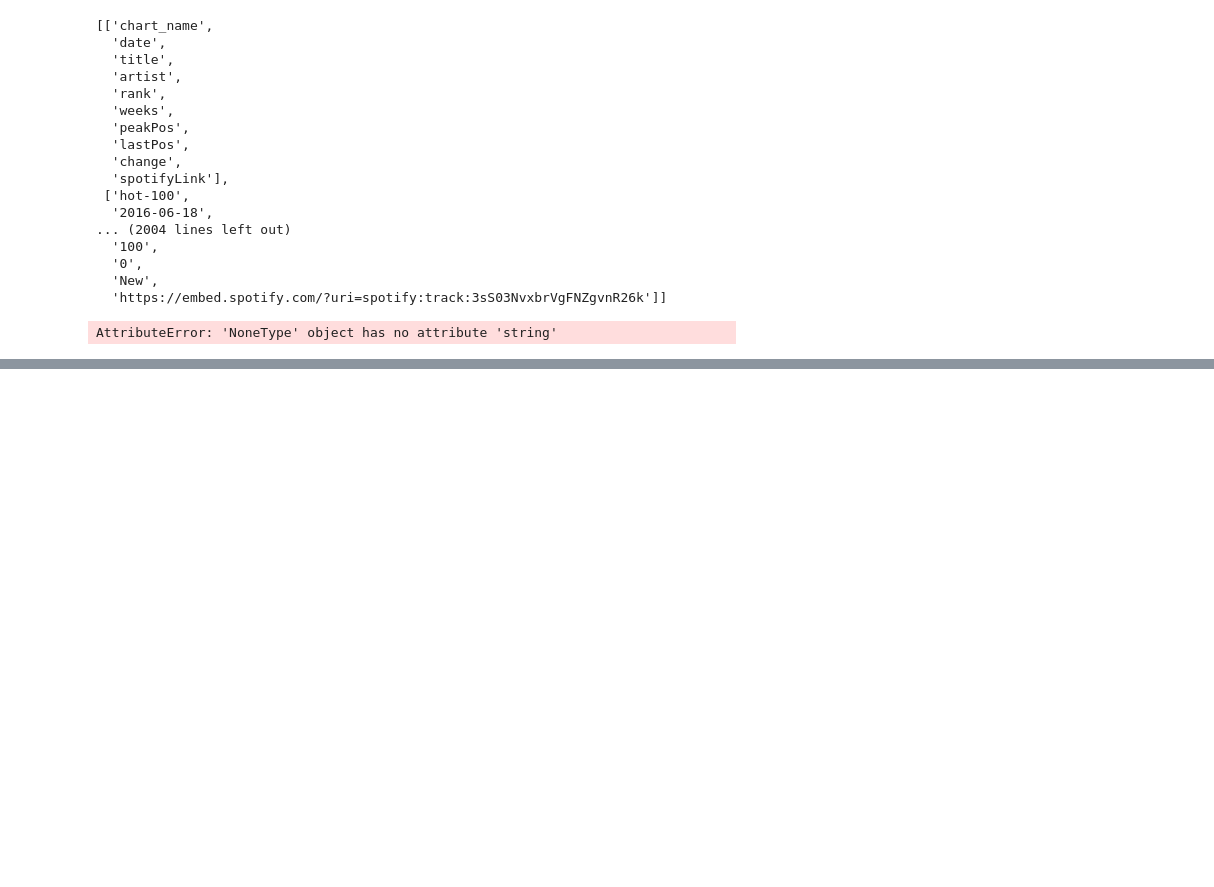
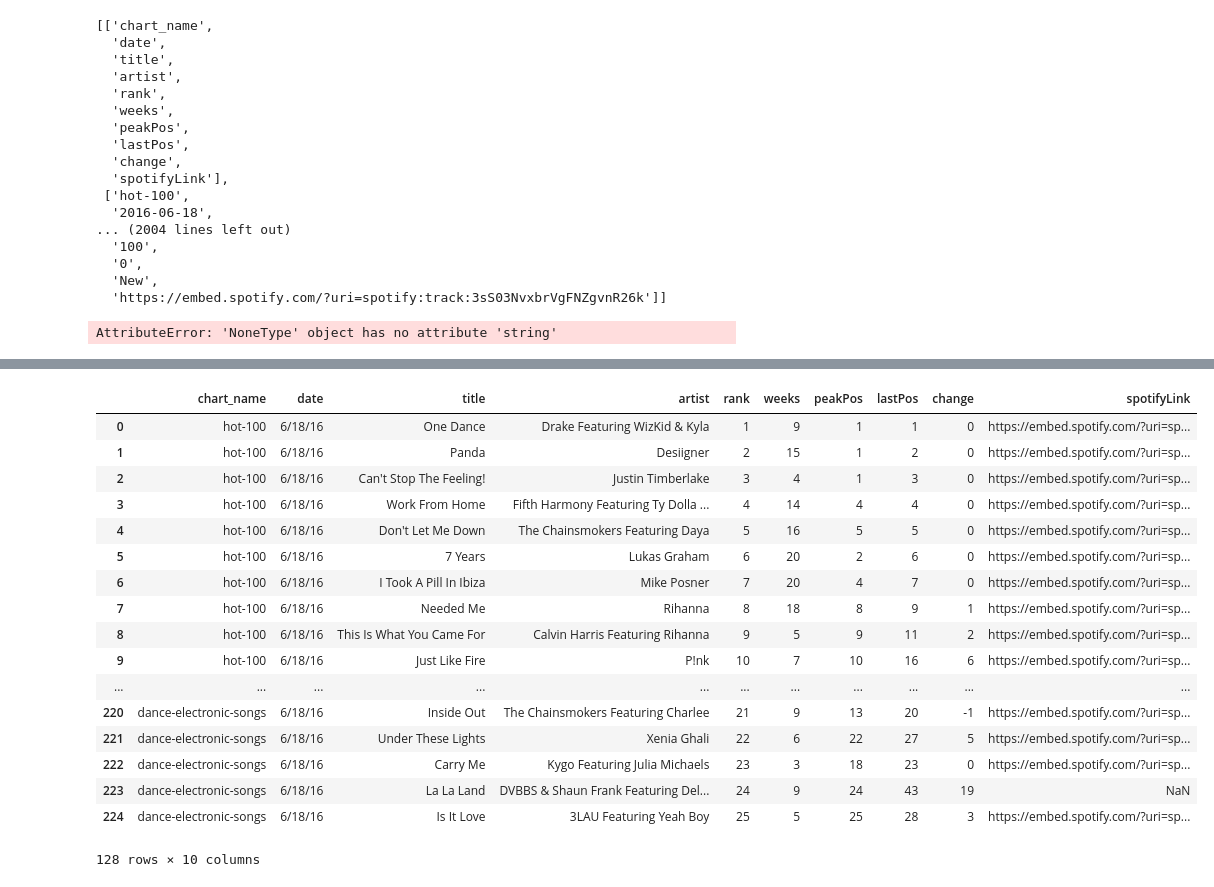
Before and after one commit to steeles/insight-data-science, a Jupyter notebook: music3.ipynb, the cells around one changed output, grey strips where cells are left out. Cells and saved outputs as stored; diff of their text form; code cells hidden in the pictures; blank space fills up the shorter version.

```diff
--- a/music3.ipynb
+++ b/music3.ipynb
@@ -355,0 +400,24 @@ def build_lyrics_db_from_chart(filename="billboard_data.csv"):
+# %%
+import pandas as pd
+filename="billboard_data.csv"
+dfIn = pd.read_csv(filename)
+dfIn.drop_duplicates(subset = ["title","artist"])
+# %% [output]
+|  | chart_name | date | title | artist | rank | weeks | peakPos | lastPos | change | spotifyLink |
+| 0 | hot-100 | 6/18/16 | One Dance | Drake Featuring WizKid & Kyla | 1 | 9 | 1 | 1 | 0 | https://embed.spotify.com/?uri=sp... |
+| 1 | hot-100 | 6/18/16 | Panda | Desiigner | 2 | 15 | 1 | 2 | 0 | https://embed.spotify.com/?uri=sp... |
+| 2 | hot-100 | 6/18/16 | Can't Stop The Feeling! | Justin Timberlake | 3 | 4 | 1 | 3 | 0 | https://embed.spotify.com/?uri=sp... |
+| 3 | hot-100 | 6/18/16 | Work From Home | Fifth Harmony Featuring Ty Dolla ... | 4 | 14 | 4 | 4 | 0 | https://embed.spotify.com/?uri=sp... |
+| 4 | hot-100 | 6/18/16 | Don't Let Me Down | The Chainsmokers Featuring Daya | 5 | 16 | 5 | 5 | 0 | https://embed.spotify.com/?uri=sp... |
+| 5 | hot-100 | 6/18/16 | 7 Years | Lukas Graham | 6 | 20 | 2 | 6 | 0 | https://embed.spotify.com/?uri=sp... |
+| 6 | hot-100 | 6/18/16 | I Took A Pill In Ibiza | Mike Posner | 7 | 20 | 4 | 7 | 0 | https://embed.spotify.com/?uri=sp... |
+| 7 | hot-100 | 6/18/16 | Needed Me | Rihanna | 8 | 18 | 8 | 9 | 1 | https://embed.spotify.com/?uri=sp... |
+| 8 | hot-100 | 6/18/16 | This Is What You Came For | Calvin Harris Featuring Rihanna | 9 | 5 | 9 | 11 | 2 | https://embed.spotify.com/?uri=sp... |
+| 9 | hot-100 | 6/18/16 | Just Like Fire | P!nk | 10 | 7 | 10 | 16 | 6 | https://embed.spotify.com/?uri=sp... |
+| ... | ... | ... | ... | ... | ... | ... | ... | ... | ... | ... |
+| 220 | dance-electronic-songs | 6/18/16 | Inside Out | The Chainsmokers Featuring Charlee | 21 | 9 | 13 | 20 | -1 | https://embed.spotify.com/?uri=sp... |
+| 221 | dance-electronic-songs | 6/18/16 | Under These Lights | Xenia Ghali | 22 | 6 | 22 | 27 | 5 | https://embed.spotify.com/?uri=sp... |
+| 222 | dance-electronic-songs | 6/18/16 | Carry Me | Kygo Featuring Julia Michaels | 23 | 3 | 18 | 23 | 0 | https://embed.spotify.com/?uri=sp... |
+| 223 | dance-electronic-songs | 6/18/16 | La La Land | DVBBS & Shaun Frank Featuring Del... | 24 | 9 | 24 | 43 | 19 | NaN |
+| 224 | dance-electronic-songs | 6/18/16 | Is It Love | 3LAU Featuring Yeah Boy | 25 | 5 | 25 | 28 | 3 | https://embed.spotify.com/?uri=sp... |
+128 rows × 10 columns
```
Also changed, not shown: parts of 9 cells of this notebook, 1 other file.
